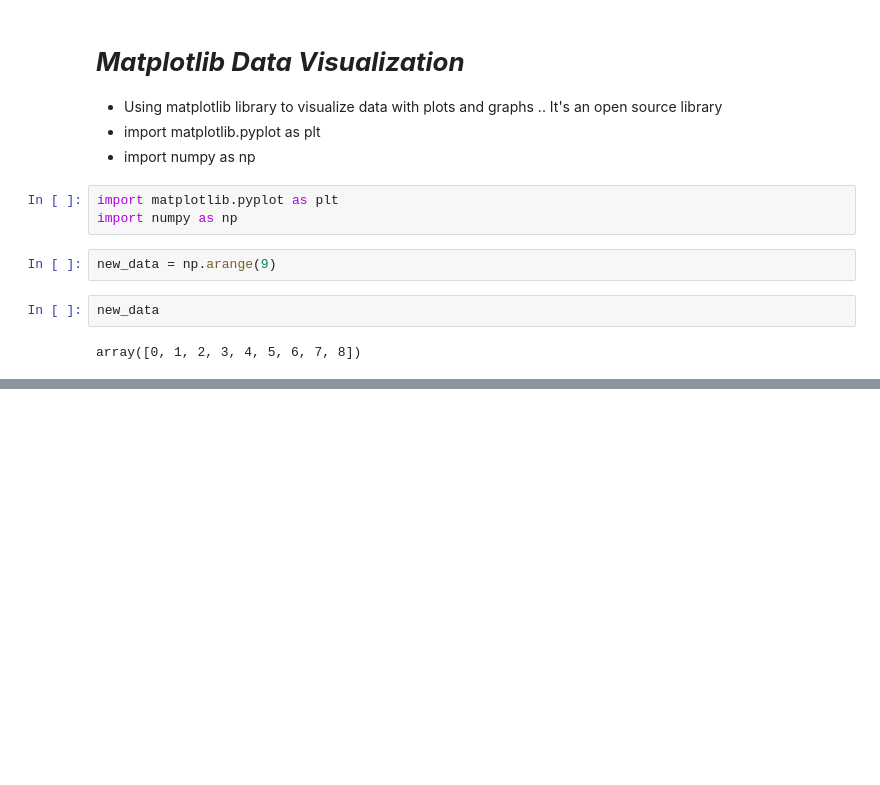
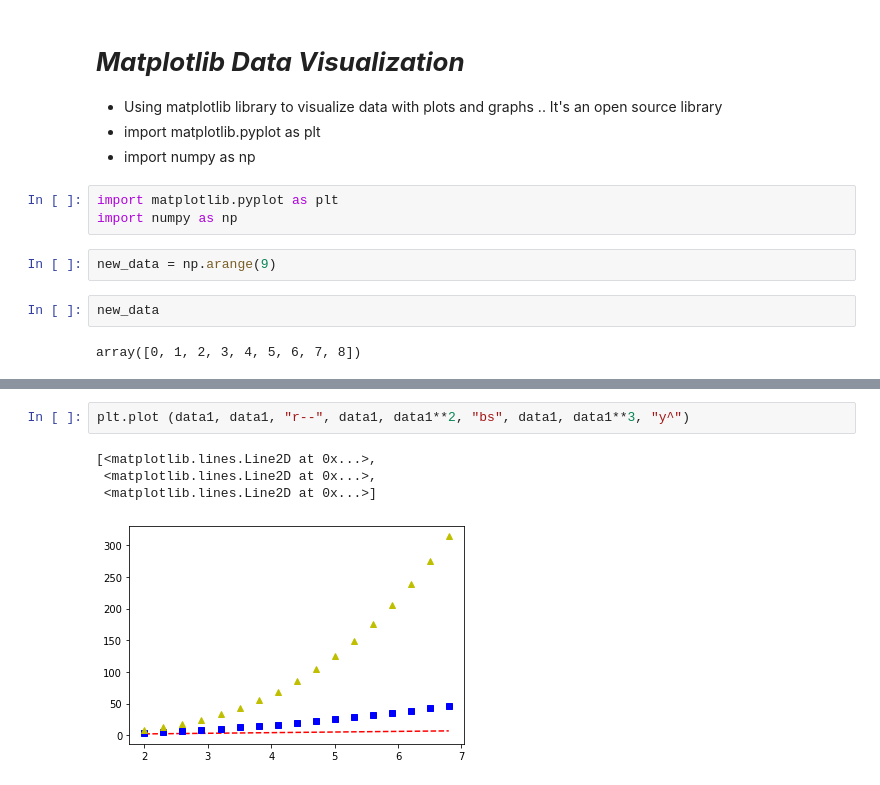
Before and after one commit to muhammadrisma/Data-Science-Python, a Jupyter notebook: Matplotlib.ipynb, the cells around one changed output, grey strips where cells are left out. Saved outputs shown, nothing was run; the diff lists cells and outputs as text; blank space fills up the shorter version.

```diff
--- a/Matplotlib.ipynb
+++ b/Matplotlib.ipynb
@@ -25,0 +40,7 @@ plt.plot(new_data)
+# %%
+plt.plot (data1, data1, "r--", data1, data1**2, "bs", data1, data1**3, "y^")
+# %% [output]
+[<matplotlib.lines.Line2D at 0x...>,
+ <matplotlib.lines.Line2D at 0x...>,
+ <matplotlib.lines.Line2D at 0x...>]
+[figure, added]
```
Also changed, not shown: parts of 18 cells of this notebook.
